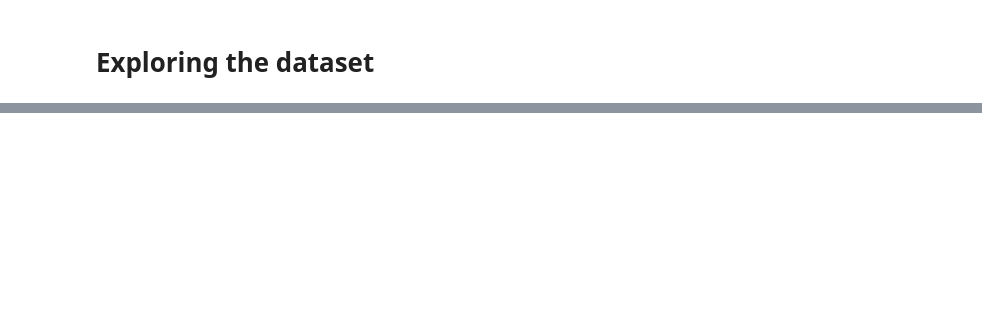
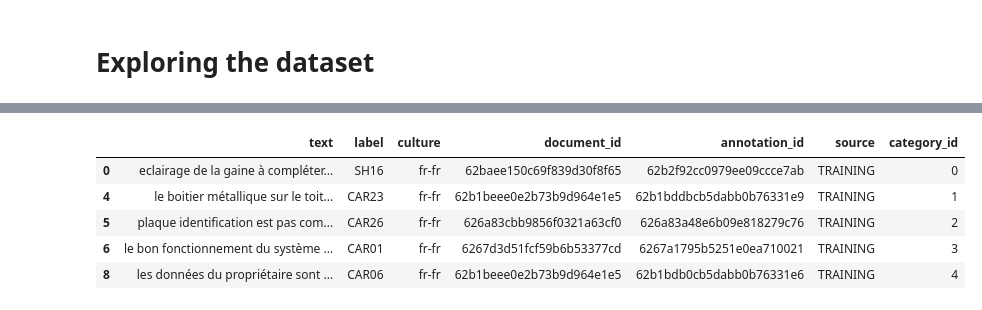
Before and after one commit to Himanshu-pardhi/nlp_elevator_inspection, a Jupyter notebook: nlp.ipynb, the cells around one changed output, grey strips where cells are left out. Cells and saved outputs as stored; diff of their text form; code cells hidden in the pictures; blank space fills up the shorter version.

```diff
--- a/nlp.ipynb
+++ b/nlp.ipynb
@@ -57,0 +164,26 @@ df_json_training_fr['text'] = df_json_training_fr['text'].str.replace(r"[(),.:*\
+# %%
+
+import re
+
+# some text cleaning functions
+def convert_to_lower(text):
+    return text.lower()
+
+def remove_numbers(text):
+    number_pattern = r'\d+'
+    without_number = re.sub(pattern=number_pattern, repl=" ", string=text)
+    return without_number
+
+def remove_extra_white_spaces(text):
+    single_char_pattern = r'\s+[a-zA-Z]\s+'
+    without_sc = re.sub(pattern=single_char_pattern, repl=" ", string=text)
+    return without_sc
+
+def remove_special_char(text):
+    special_char = r'[^\w\s]|.:,*"'
+    remove_special_char = re.sub(pattern=special_char, repl=" ", string=text)
+    return remove_special_char
+df_json['text'] = df_json['text'].apply(lambda x: convert_to_lower(x))
+df_json['text'] = df_json['text'].apply(lambda x: remove_numbers(x))
+df_json['text'] = df_json['text'].apply(lambda x: remove_extra_white_spaces(x))
+df_json['text'] = df_json['text'].apply(lambda x: remove_special_char(x))
@@ -57,0 +204,2 @@ df_json_training_fr['text'] = df_json_training_fr['text'].str.replace(r"[(),.:*\
+# %%
+category_id_df = df[['label', 'category_id']]
@@ -57,0 +222,13 @@ df_json_training_fr['text'] = df_json_training_fr['text'].str.replace(r"[(),.:*\
+# %%
+# Dictionaries for future use
+category_to_id = dict(category_id_df.values)
+id_to_category = dict(category_id_df[['category_id', 'label']].values)
+# New dataframe
+df.head()
+# %% [output]
+|  | text | label | culture | document_id | annotation_id | source | category_id |
+| 0 | eclairage de la gaine à compléter... | SH16 | fr-fr | 62baee150c69f839d30f8f65 | 62b2f92cc0979ee09ccce7ab | TRAINING | 0 |
+| 4 | le boitier métallique sur le toit... | CAR23 | fr-fr | 62b1beee0e2b73b9d964e1e5 | 62b1bddbcb5dabb0b76331e9 | TRAINING | 1 |
+| 5 | plaque identification est pas com... | CAR26 | fr-fr | 626a83cbb9856f0321a63cf0 | 626a83a48e6b09e818279c76 | TRAINING | 2 |
+| 6 | le bon fonctionnement du système ... | CAR01 | fr-fr | 6267d3d51fcf59b6b53377cd | 6267a1795b5251e0ea710021 | TRAINING | 3 |
+| 8 | les données du propriétaire sont ... | CAR06 | fr-fr | 62b1beee0e2b73b9d964e1e5 | 62b1bdb0cb5dabb0b76331e6 | TRAINING | 4 |
```
Also changed, not shown: parts of 42 cells of this notebook.
